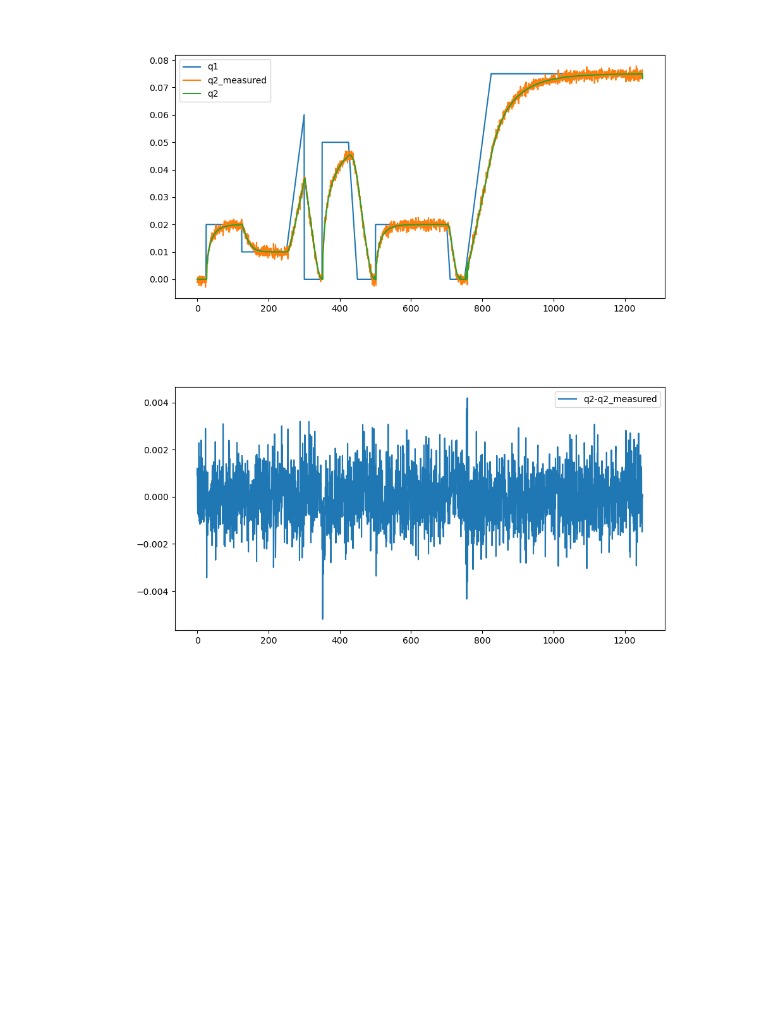
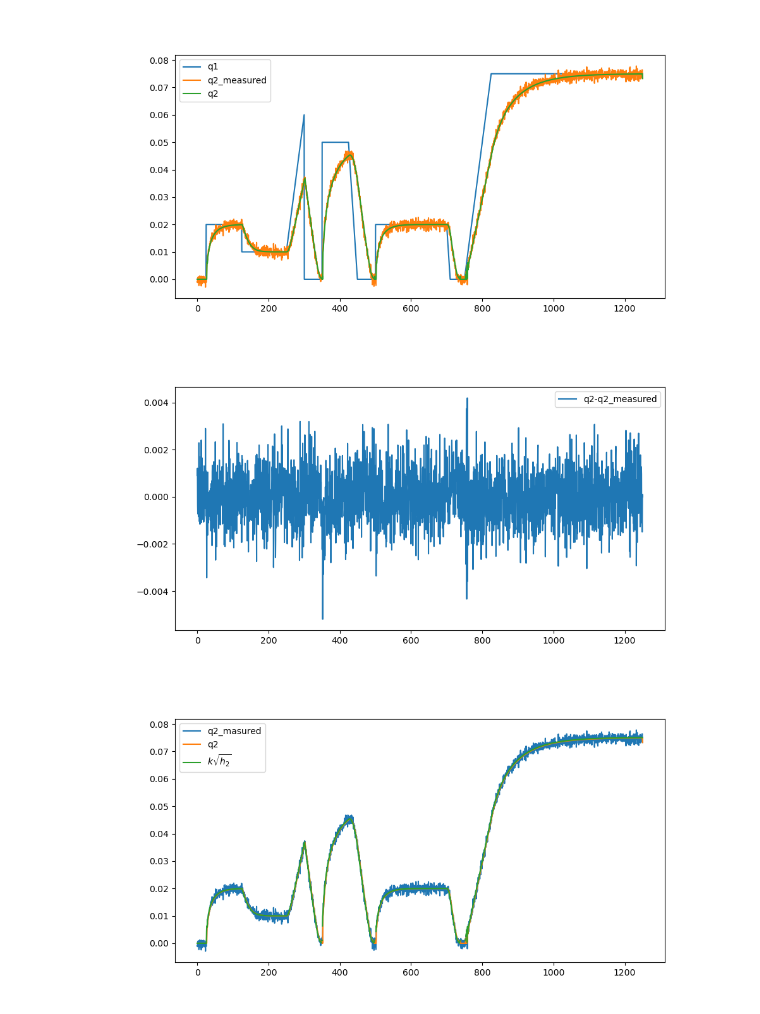
Before and after one commit to RedOrbweaver/Kalex, a Jupyter notebook: k0.ipynb, the cells around one changed output. Drawn from its saved outputs; the diff is of its cells as text; code cells hidden in the pictures; blank space fills up the shorter version.

```diff
--- a/k0.ipynb
+++ b/k0.ipynb
@@ -171,6 +171,13 @@ plt.plot(data.t, data.q2-data.q2_measured, label="q2-q2_measured")
 plt.legend()
 plt.show()
 
+fig = plt.figure()
+plt.plot(data.t, data.q2_measured, label="q2_masured")
+plt.plot(data.t, data.q2, label="q2")
+plt.plot(data.t, [data.k * sqrt(x) for x in data.h2], label="$k\\sqrt{h_2}$")
+plt.legend()
+plt.show()
+
 def ComparePredictionsQ2(data: Dataset, predictions: npt.ArrayLike):
     assert(len(predictions) == data.n)
     dif = data.q2-predictions
@@ -194,37 +201,38 @@ def ComparePredictionsQ2(data: Dataset, predictions: npt.ArrayLike):
 
     fig = plt.figure()
     plt.plot(data.t, dif, label="q2-prediction")
     plt.legend()
     plt.show()
 
 def ComparePredictions(t:npt.ArrayLike, baseline: npt.ArrayLike, predictions: npt.ArrayLike, baselabel:str, predlabel:str):
     assert(len(t) == len(predictions) == data.n)
     dif = baseline-predictions
     var = np.var(dif)
     mean = np.mean(dif)
 
     display(Markdown(f"Variance: \\*{var}\\*"))
     display(Markdown(f"Mean: \\*{mean}\\*"))
 
     fig = plt.figure()
     plt.plot(data.t, predictions, label=predlabel)
     plt.plot(data.t, baseline, label=baselabel)
     plt.legend()
     plt.show()
 
-    fig = plt.figure()
-    plt.plot(data.t, dif, label=baselabel + " - " + predlabel)
-    plt.legend()
-    plt.show()
+    # fig = plt.figure()
+    # plt.plot(data.t, dif, label=baselabel + " - " + predlabel)
+    # plt.legend()
+    # plt.show()
 
 def ComparePredictionsH1H2(data: Dataset, ph1: npt.ArrayLike, ph2: npt.ArrayLike):
     assert(len(ph1) == data.n == len(ph2))
     ComparePredictions(data.t, data.h1, ph1, "h1", "predicted")
     ComparePredictions(data.t, data.h2, ph2, "h2", "predicted")
 # %% [output]
 [figure]
 [figure]
 [figure]
+[figure, added]
 # %%
 from collections import namedtuple
 from scipy.linalg import solve, inv, pinv
```
Also changed, not shown: parts of 1 cell of this notebook.
